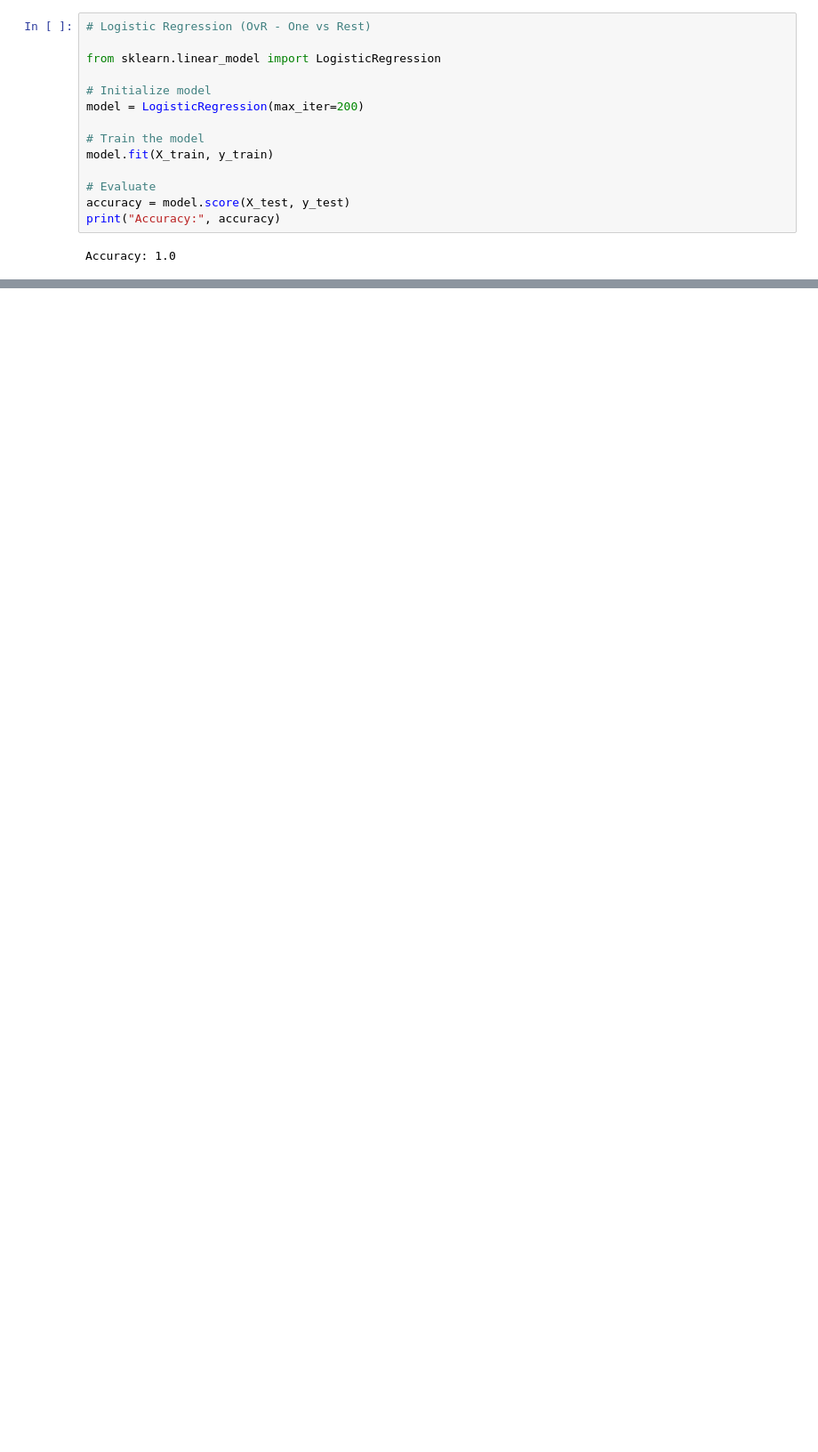
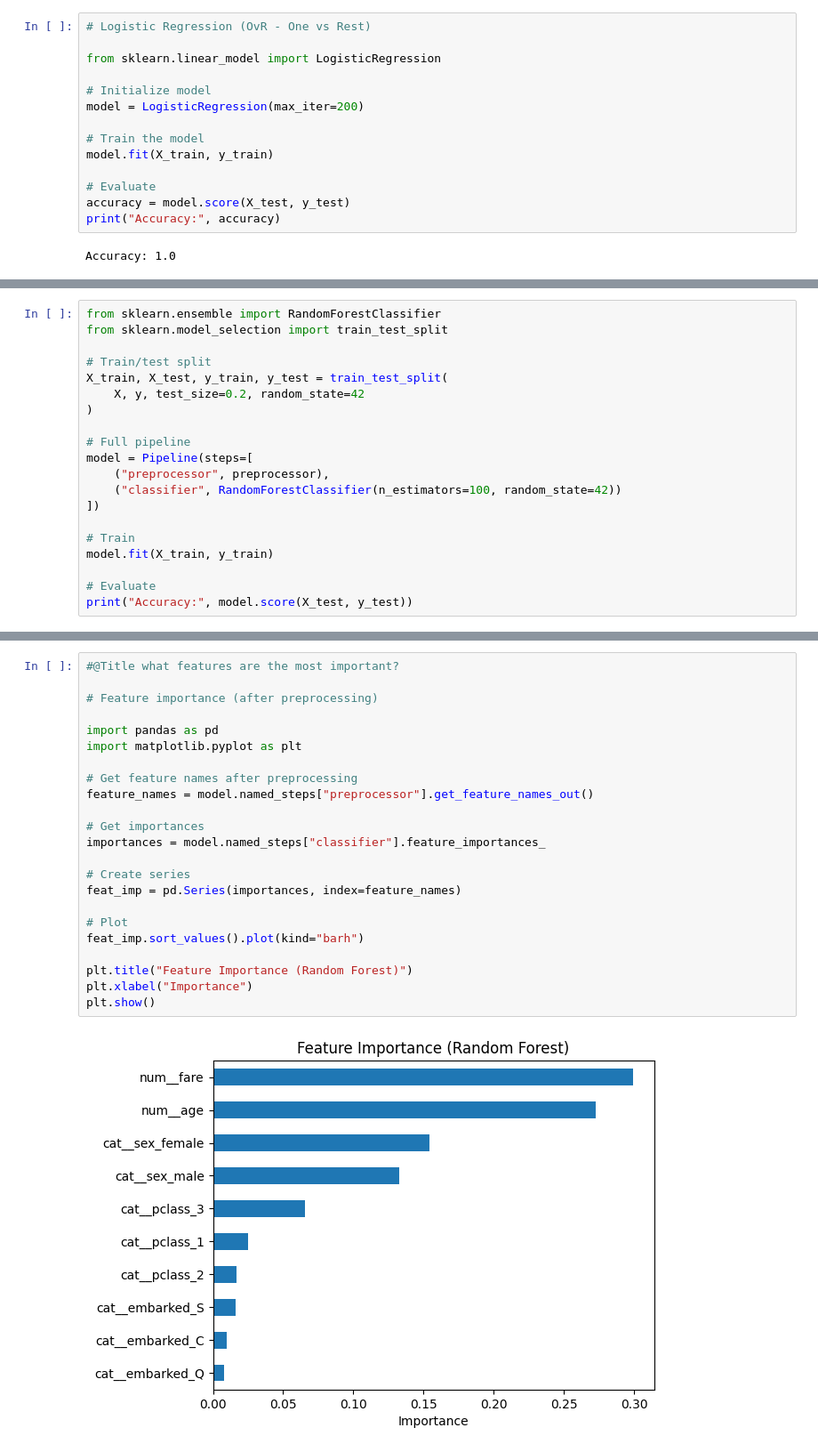
Before and after one commit to Hunter174/GentleIntroToML, a Jupyter notebook: Workshop.ipynb, the cells around one changed output, grey strips where cells are left out. Shown at 89% size. Saved outputs shown, nothing was run; the diff lists cells and outputs as text; blank space fills up the shorter version.

```diff
--- a/Workshop.ipynb
+++ b/Workshop.ipynb
@@ -276,0 +294,20 @@ Try predicting for 1000 sq ft or 2500 sq ft.
+# %%
+from sklearn.ensemble import RandomForestClassifier
+from sklearn.model_selection import train_test_split
+
+# Train/test split
+X_train, X_test, y_train, y_test = train_test_split(
+    X, y, test_size=0.2, random_state=42
+)
+
+# Full pipeline
+model = Pipeline(steps=[
+    ("preprocessor", preprocessor),
+    ("classifier", RandomForestClassifier(n_estimators=100, random_state=42))
+])
+
+# Train
+model.fit(X_train, y_train)
+
+# Evaluate
+print("Accuracy:", model.score(X_test, y_test))
@@ -276,0 +316,25 @@ Try predicting for 1000 sq ft or 2500 sq ft.
+# %%
+#@Title what features are the most important?
+
+# Feature importance (after preprocessing)
+
+import pandas as pd
+import matplotlib.pyplot as plt
+
+# Get feature names after preprocessing
+feature_names = model.named_steps["preprocessor"].get_feature_names_out()
+
+# Get importances
+importances = model.named_steps["classifier"].feature_importances_
+
+# Create series
+feat_imp = pd.Series(importances, index=feature_names)
+
+# Plot
+feat_imp.sort_values().plot(kind="barh")
+
+plt.title("Feature Importance (Random Forest)")
+plt.xlabel("Importance")
+plt.show()
+# %% [output]
+[figure, added]
```
Also changed, not shown: parts of 23 cells of this notebook.
